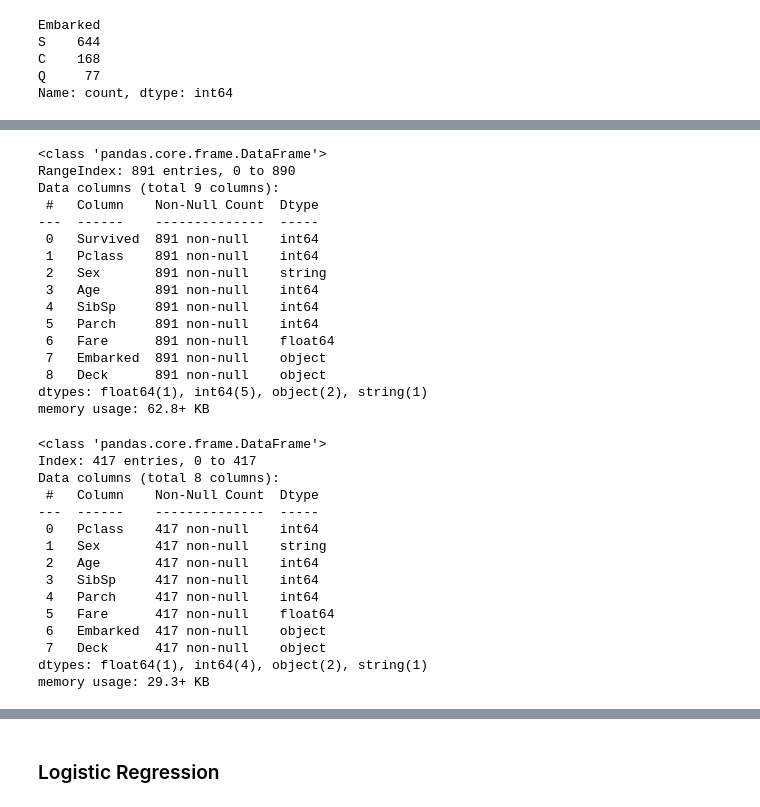
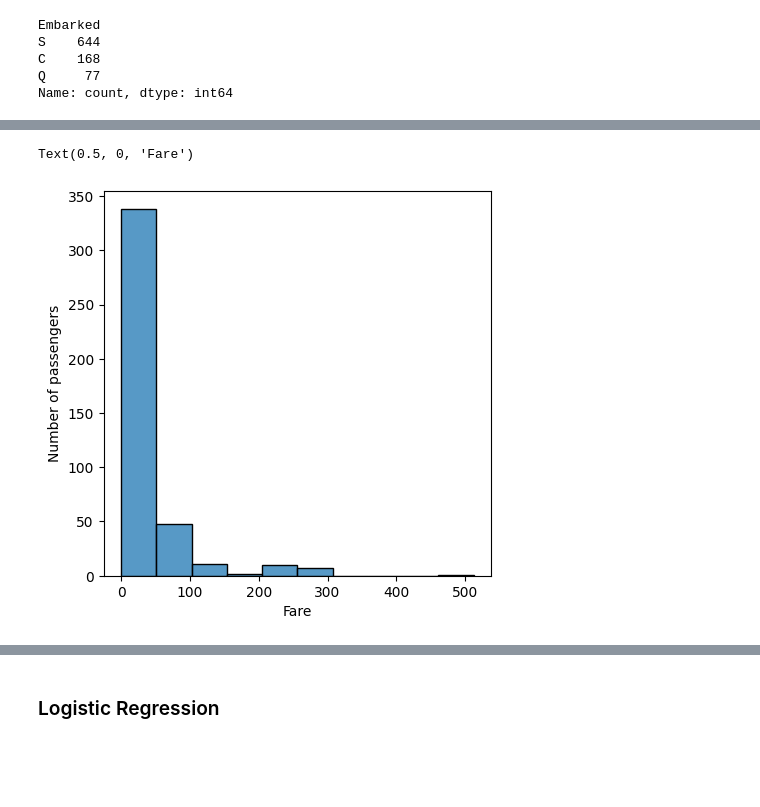
Before and after one commit to Arsiry/sigma-internship, a Jupyter notebook: kaggle-competitions/titanic.ipynb, the cells around one changed output, grey strips where cells are left out. Cells and saved outputs as stored; diff of their text form; code cells hidden in the pictures; blank space fills up the shorter version.

```diff
--- a/kaggle-competitions/titanic.ipynb
+++ b/kaggle-competitions/titanic.ipynb
@@ -354,4 +249,0 @@ For example, when doing 'df[col].method(value, inplace=True)', try using 'df.met
-# %%
-# Drop missing values in Fare
-test_data['Fare'].fillna(10000, inplace=True)
-test_data = test_data[test_data['Fare'] != 10000]
@@ -365,38 +250,12 @@ For example, when doing 'df[col].method(value, inplace=True)', try using 'df.met
-# %%
-# Check the count of missing values per variable
-train_data.info()
-# %% [output]
-<class 'pandas.core.frame.DataFrame'>
-RangeIndex: 891 entries, 0 to 890
-Data columns (total 9 columns):
- #   Column    Non-Null Count  Dtype
----  ------    --------------  -----
- 0   Survived  891 non-null    int64
- 1   Pclass    891 non-null    int64
- 2   Sex       891 non-null    string
- 3   Age       891 non-null    int64
- 4   SibSp     891 non-null    int64
- 5   Parch     891 non-null    int64
- 6   Fare      891 non-null    float64
- 7   Embarked  891 non-null    object
- 8   Deck      891 non-null    object
-dtypes: float64(1), int64(5), object(2), string(1)
-memory usage: 62.8+ KB
-# %%
-test_data.info()
-# %% [output]
-<class 'pandas.core.frame.DataFrame'>
-Index: 417 entries, 0 to 417
-Data columns (total 8 columns):
- #   Column    Non-Null Count  Dtype
----  ------    --------------  -----
- 0   Pclass    417 non-null    int64
- 1   Sex       417 non-null    string
- 2   Age       417 non-null    int64
- 3   SibSp     417 non-null    int64
- 4   Parch     417 non-null    int64
- 5   Fare      417 non-null    float64
- 6   Embarked  417 non-null    object
- 7   Deck      417 non-null    object
-dtypes: float64(1), int64(4), object(2), string(1)
-memory usage: 29.3+ KB
+# %%
+# Fare
+# Continuous variable
+# First, we will check the distribution of Fare variable
+# Plot the distribution of age to find out if they are Gaussian or skewed
+plt.figure(figsize=(5,5))
+fig = sns.histplot(data=test_data, x="Fare", bins=10);
+fig.set_ylabel('Number of passengers')
+fig.set_xlabel('Fare')
+# %% [output]
+Text(0.5, 0, 'Fare')
+[figure, added]
```
Also changed, not shown: parts of 74 cells of this notebook.
